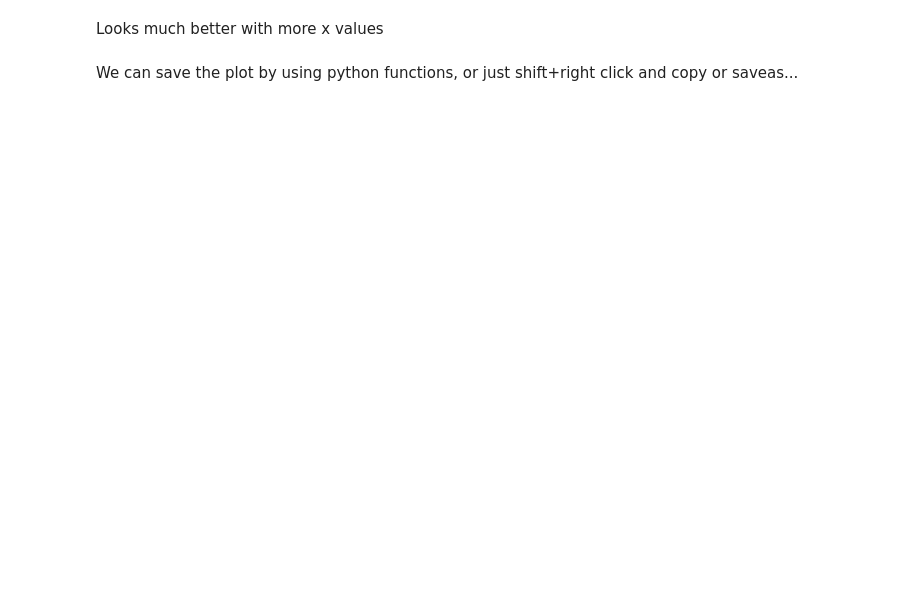
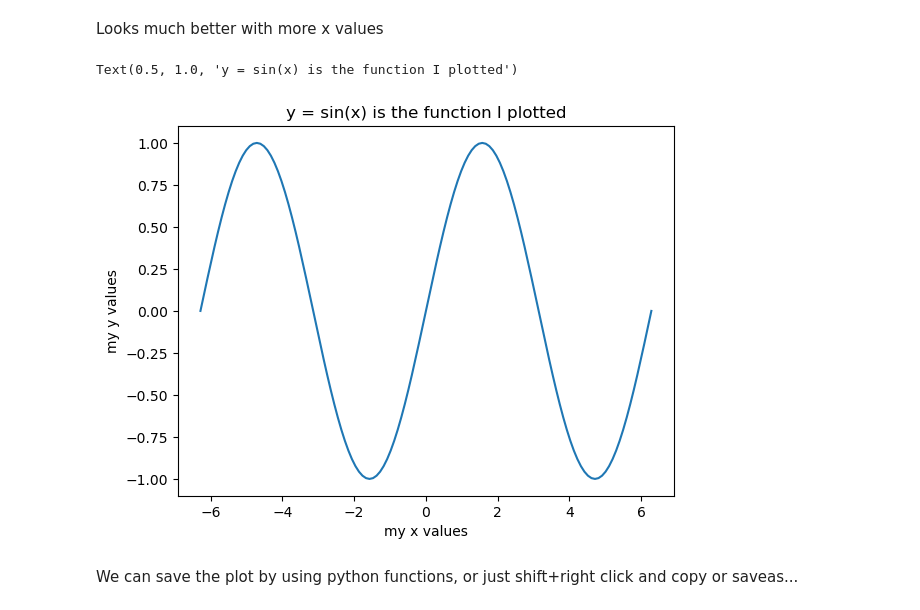
Before and after one commit to chsharrison/Sci_comp_F26, a Jupyter notebook: jeremy_gerald/Lab2.2_F26.ipynb, the cells around one changed output. Cells and saved outputs as stored; diff of their text form; code cells hidden in the pictures; blank space fills up the shorter version.

```diff
--- a/jeremy_gerald/Lab2.2_F26.ipynb
+++ b/jeremy_gerald/Lab2.2_F26.ipynb
@@ -67,3 +381,13 @@ Looks much better with more x values
+# %%
+# add some labels and a title in
+
+plt.plot(x_2, np.sin(x_2))
+plt.xlabel('my x values')
+plt.ylabel('my y values')
+plt.title('y = sin(x) is the function I plotted')
+# %% [output]
+Text(0.5, 1.0, 'y = sin(x) is the function I plotted')
+[figure, added]
 # %% [markdown]
 We can save the plot by using python functions, or just shift+right click and copy or saveas...
 # %%
```
Also changed, not shown: parts of 64 cells of this notebook.
